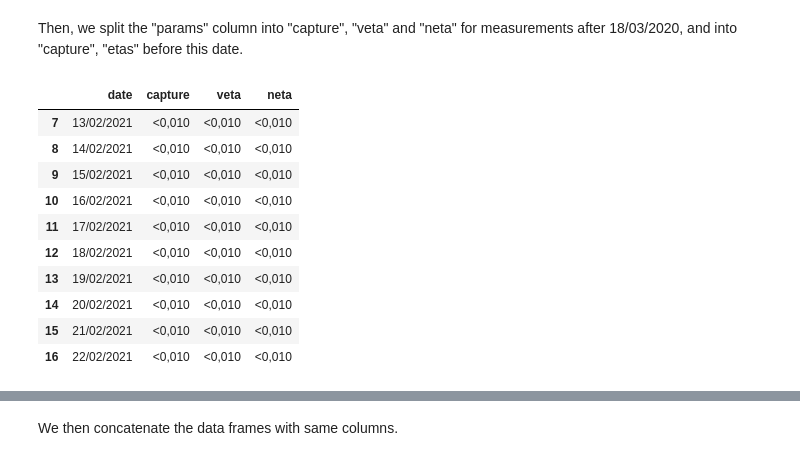
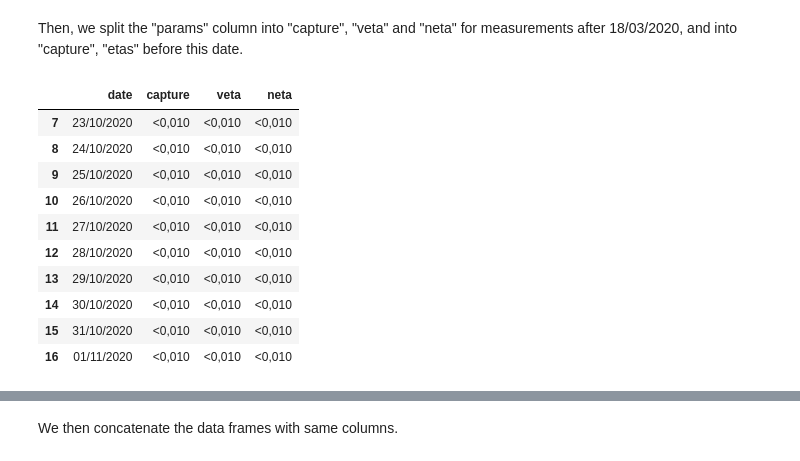
Before and after one commit to guidanoli/inf1032, a Jupyter notebook: cedae.ipynb, the cells around one changed output, grey strips where cells are left out. Cells and saved outputs as stored; diff of their text form; code cells hidden in the pictures.

```diff
--- a/cedae.ipynb
+++ b/cedae.ipynb
@@ -117,25 +117,28 @@ Also, we remove the header of these tables.
 # %%
 from datetime import datetime
 
+headerless_geosmin_dfs = {}
 date_format = '%d/%m/%Y'
 
 # Find the first row where the the value in the first
 # column (date) is a valid date in the format above
 # and remove any rows before it
-for df_list in geosmin_dfs.values():
-    for df_idx, df in enumerate(df_list):
+for year, df_list in geosmin_dfs.items():
+    headerless_geosmin_dfs[year] = []
+    for df in df_list:
         assert len(df.columns) == 2, "Assumed data frames have 2 columns initially"
-        df.columns = ['date', 'params']
-        for row_idx, row in df.iterrows():
+        new_df = df.copy()
+        new_df.columns = ['date', 'params']
+        for row_idx, row in new_df.iterrows():
             try:
                 date = datetime.strptime(str(row.date), date_format)
             except ValueError:
                 pass
             else:
-                df_list[df_idx] = df[row_idx:]
+                headerless_geosmin_dfs[year].append(new_df[row_idx:])
                 break
 
-geosmin_dfs[2021][2][:10]
+headerless_geosmin_dfs[2021][2][:10]
 # %% [output]
 |  | date | params |
 | 7 | 28/03/2021 | 0,077 0,092 0,020 |
@@ -151,30 +154,33 @@ geosmin_dfs[2021][2][:10]
 # %% [markdown]
 Then, we split the "params" column into "capture", "veta" and "neta" for measurements after 18/03/2020, and into "capture", "etas" before this date.
 # %%
-for year, df_list in geosmin_dfs.items():
+separated_geosmin_dfs = {}
+
+for year, df_list in headerless_geosmin_dfs.items():
+    separated_geosmin_dfs[year] = []
     for df_index, df in enumerate(df_list):
-
+        new_df = df.copy()
         if year == 2020 and df_index == 0:
             columns = ['capture', 'etas']
         else:
             columns = ['capture', 'veta', 'neta']
+        new_df[columns] = new_df['params'].str.split(n=len(columns)-1, expand=True)
+        del new_df['params']
+        separated_geosmin_dfs[year].append(new_df)
 
-        df[columns] = df['params'].str.split(n=len(columns)-1, expand=True)
-        del df['params']
-
-geosmin_dfs[2021][1][:10]
+separated_geosmin_dfs[2020][1][:10]
 # %% [output]
 |  | date | capture | veta | neta |
-| 7 | 13/02/2021 | <0,010 | <0,010 | <0,010 |
-| 8 | 14/02/2021 | <0,010 | <0,010 | <0,010 |
-| 9 | 15/02/2021 | <0,010 | <0,010 | <0,010 |
-| 10 | 16/02/2021 | <0,010 | <0,010 | <0,010 |
-| 11 | 17/02/2021 | <0,010 | <0,010 | <0,010 |
-| 12 | 18/02/2021 | <0,010 | <0,010 | <0,010 |
-| 13 | 19/02/2021 | <0,010 | <0,010 | <0,010 |
-| 14 | 20/02/2021 | <0,010 | <0,010 | <0,010 |
-| 15 | 21/02/2021 | <0,010 | <0,010 | <0,010 |
-| 16 | 22/02/2021 | <0,010 | <0,010 | <0,010 |
+| 7 | 23/10/2020 | <0,010 | <0,010 | <0,010 |
+| 8 | 24/10/2020 | <0,010 | <0,010 | <0,010 |
+| 9 | 25/10/2020 | <0,010 | <0,010 | <0,010 |
+| 10 | 26/10/2020 | <0,010 | <0,010 | <0,010 |
+| 11 | 27/10/2020 | <0,010 | <0,010 | <0,010 |
+| 12 | 28/10/2020 | <0,010 | <0,010 | <0,010 |
+| 13 | 29/10/2020 | <0,010 | <0,010 | <0,010 |
+| 14 | 30/10/2020 | <0,010 | <0,010 | <0,010 |
+| 15 | 31/10/2020 | <0,010 | <0,010 | <0,010 |
+| 16 | 01/11/2020 | <0,010 | <0,010 | <0,010 |
 # %% [markdown]
 Now, we convert the strings into numbers and dates.
 
```
Also changed, not shown: parts of 6 cells of this notebook, 3 other files.
